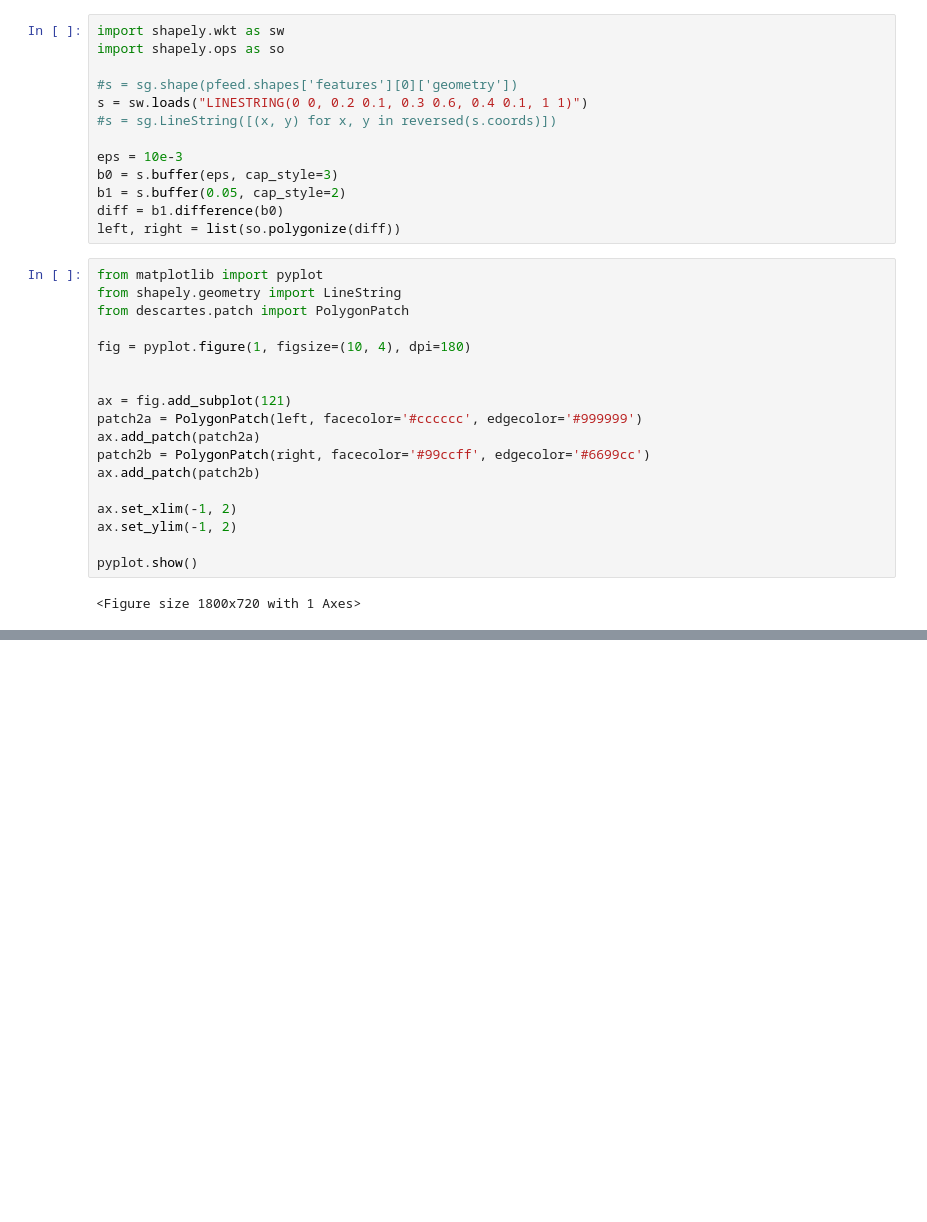
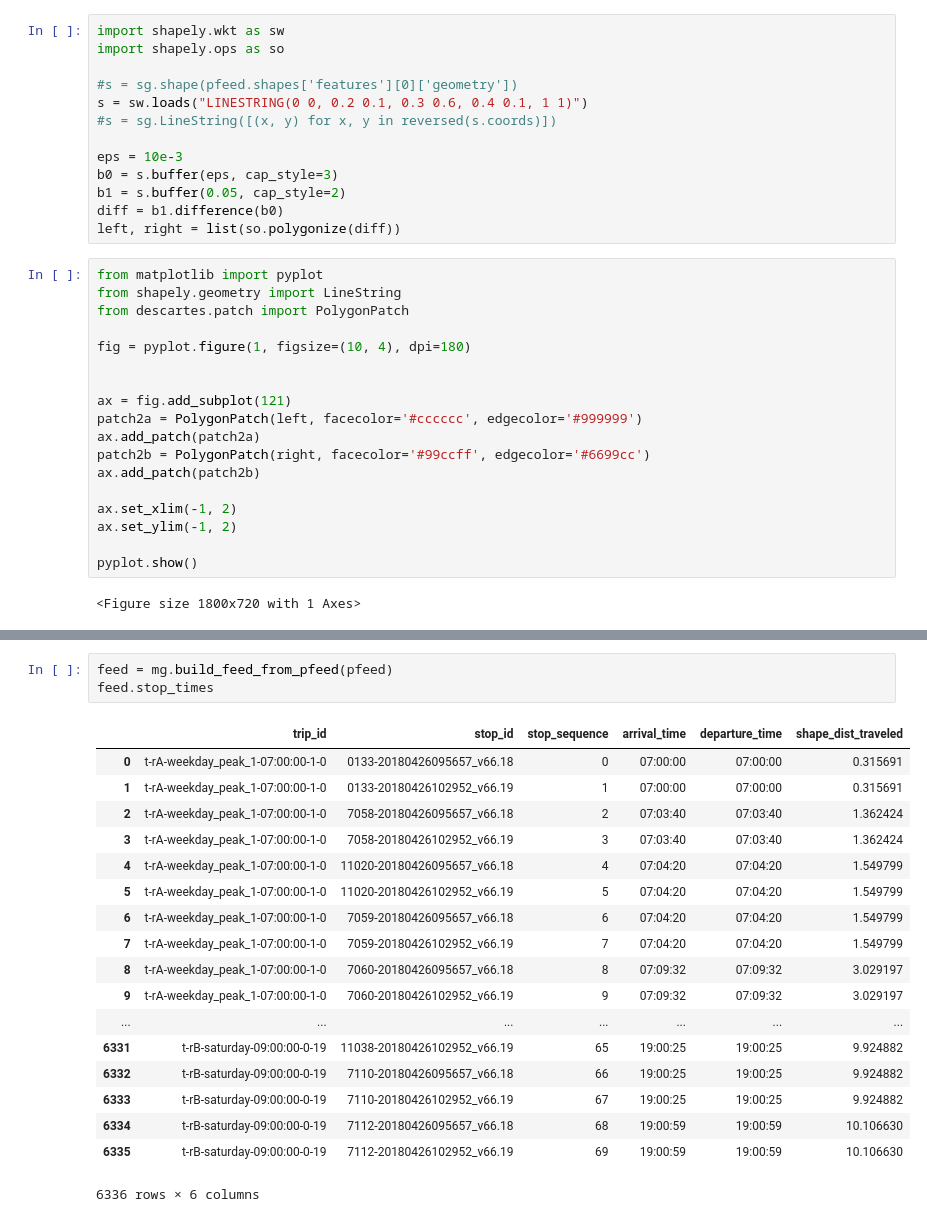
Before and after one commit to mrcagney/make_gtfs, a Jupyter notebook: ipynb/prototyping.ipynb, the cells around one changed output, grey strips where cells are left out. Drawn from its saved outputs; the diff is of its cells as text; blank space fills up the shorter version.

```diff
--- a/ipynb/prototyping.ipynb
+++ b/ipynb/prototyping.ipynb
@@ -114,0 +115,22 @@ pyplot.show()
+# %%
+feed = mg.build_feed_from_pfeed(pfeed)
+feed.stop_times
+# %% [output]
+|  | trip_id | stop_id | stop_sequence | arrival_time | departure_time | shape_dist_traveled |
+| 0 | t-rA-weekday_peak_1-07:00:00-1-0 | 0133-20180426095657_v66.18 | 0 | 07:00:00 | 07:00:00 | 0.315691 |
+| 1 | t-rA-weekday_peak_1-07:00:00-1-0 | 0133-20180426102952_v66.19 | 1 | 07:00:00 | 07:00:00 | 0.315691 |
+| 2 | t-rA-weekday_peak_1-07:00:00-1-0 | 7058-20180426095657_v66.18 | 2 | 07:03:40 | 07:03:40 | 1.362424 |
+| 3 | t-rA-weekday_peak_1-07:00:00-1-0 | 7058-20180426102952_v66.19 | 3 | 07:03:40 | 07:03:40 | 1.362424 |
+| 4 | t-rA-weekday_peak_1-07:00:00-1-0 | 11020-20180426095657_v66.18 | 4 | 07:04:20 | 07:04:20 | 1.549799 |
+| 5 | t-rA-weekday_peak_1-07:00:00-1-0 | 11020-20180426102952_v66.19 | 5 | 07:04:20 | 07:04:20 | 1.549799 |
+| 6 | t-rA-weekday_peak_1-07:00:00-1-0 | 7059-20180426095657_v66.18 | 6 | 07:04:20 | 07:04:20 | 1.549799 |
+| 7 | t-rA-weekday_peak_1-07:00:00-1-0 | 7059-20180426102952_v66.19 | 7 | 07:04:20 | 07:04:20 | 1.549799 |
+| 8 | t-rA-weekday_peak_1-07:00:00-1-0 | 7060-20180426095657_v66.18 | 8 | 07:09:32 | 07:09:32 | 3.029197 |
+| 9 | t-rA-weekday_peak_1-07:00:00-1-0 | 7060-20180426102952_v66.19 | 9 | 07:09:32 | 07:09:32 | 3.029197 |
+| ... | ... | ... | ... | ... | ... | ... |
+| 6331 | t-rB-saturday-09:00:00-0-19 | 11038-20180426102952_v66.19 | 65 | 19:00:25 | 19:00:25 | 9.924882 |
+| 6332 | t-rB-saturday-09:00:00-0-19 | 7110-20180426095657_v66.18 | 66 | 19:00:25 | 19:00:25 | 9.924882 |
+| 6333 | t-rB-saturday-09:00:00-0-19 | 7110-20180426102952_v66.19 | 67 | 19:00:25 | 19:00:25 | 9.924882 |
+| 6334 | t-rB-saturday-09:00:00-0-19 | 7112-20180426095657_v66.18 | 68 | 19:00:59 | 19:00:59 | 10.106630 |
+| 6335 | t-rB-saturday-09:00:00-0-19 | 7112-20180426102952_v66.19 | 69 | 19:00:59 | 19:00:59 | 10.106630 |
+6336 rows × 6 columns
```
Also changed, not shown: parts of 2 cells of this notebook, 2 other files.
